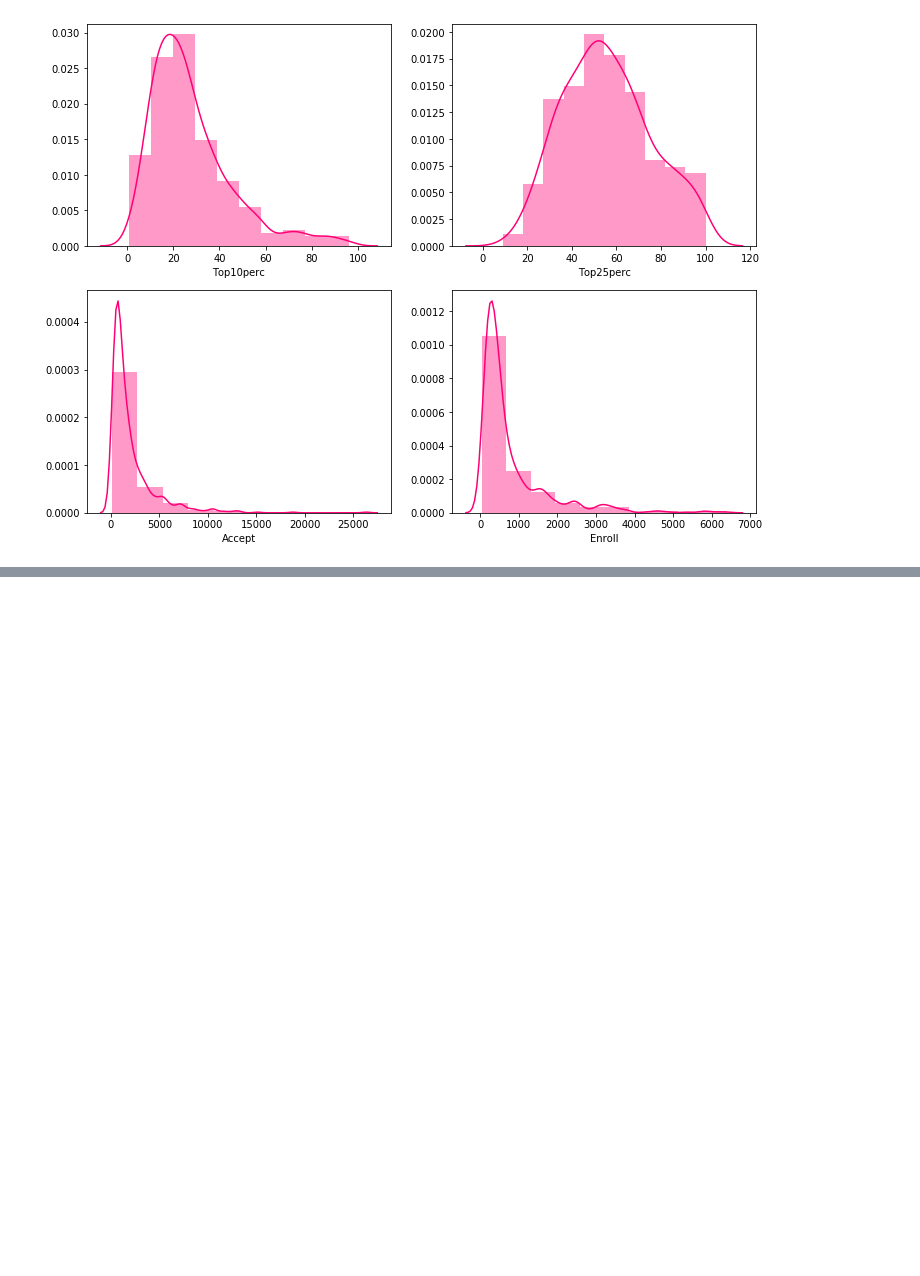
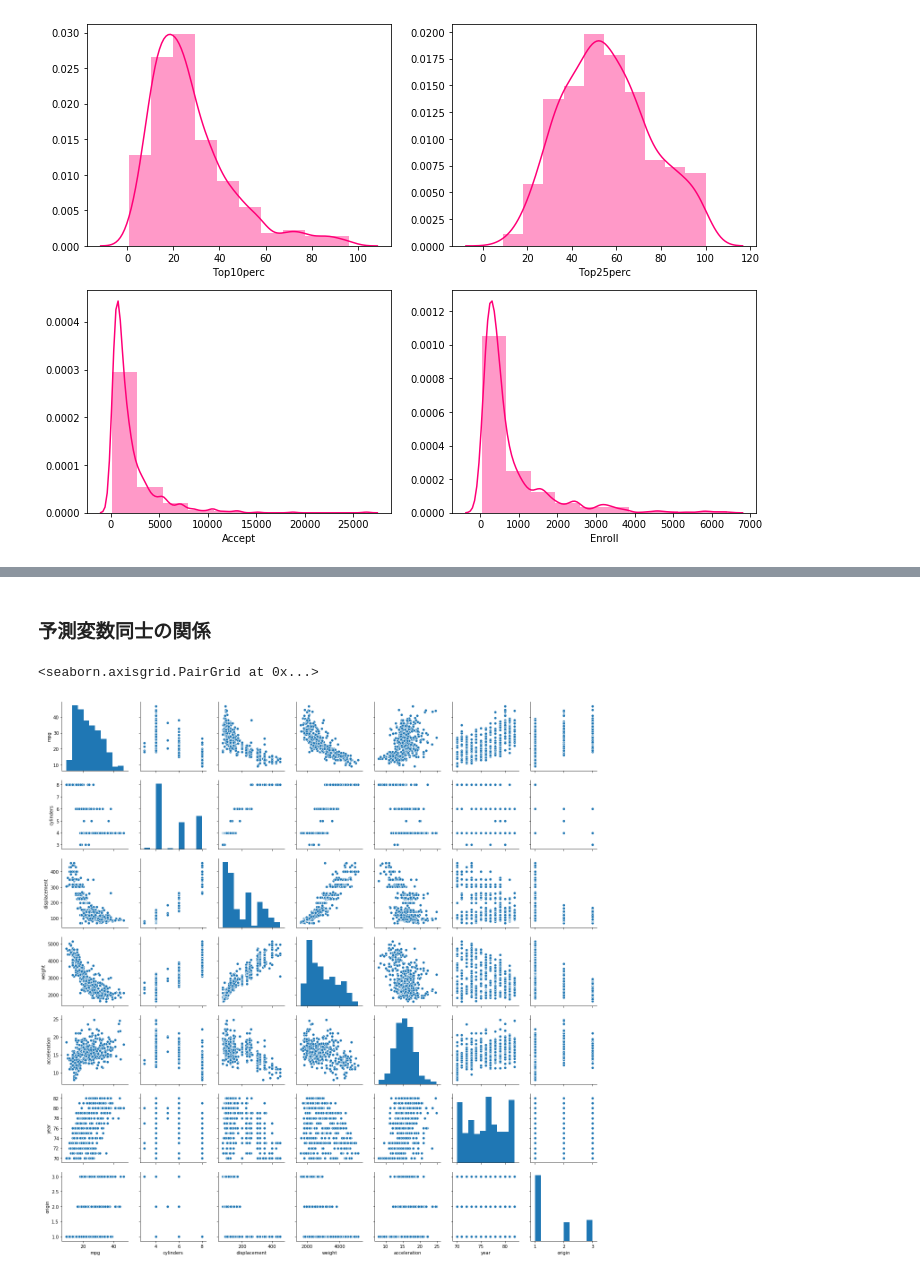
Before and after one commit to kiitaamuuraa/ISR, a Jupyter notebook: Chapter2_Ex.ipynb, the cells around one changed output, grey strips where cells are left out. Drawn from its saved outputs; the diff is of its cells as text; code cells hidden in the pictures; blank space fills up the shorter version.

```diff
--- a/Chapter2_Ex.ipynb
+++ b/Chapter2_Ex.ipynb
@@ -100,0 +105,4 @@ sns.distplot(df['Enroll'], bins=10, color='#FF0077', label='data', kde=True,ax=a
+# %%
+dataset_path = "./datasets/Auto.csv"
+df = pd.read_csv(dataset_path)
+df
@@ -100,0 +150,7 @@ sns.distplot(df['Enroll'], bins=10, color='#FF0077', label='data', kde=True,ax=a
+# %% [markdown]
+### 予測変数同士の関係
+# %%
+sns.pairplot(df)
+# %% [output]
+<seaborn.axisgrid.PairGrid at 0x...>
+[figure, added]
```
Also changed, not shown: parts of 26 cells of this notebook.
